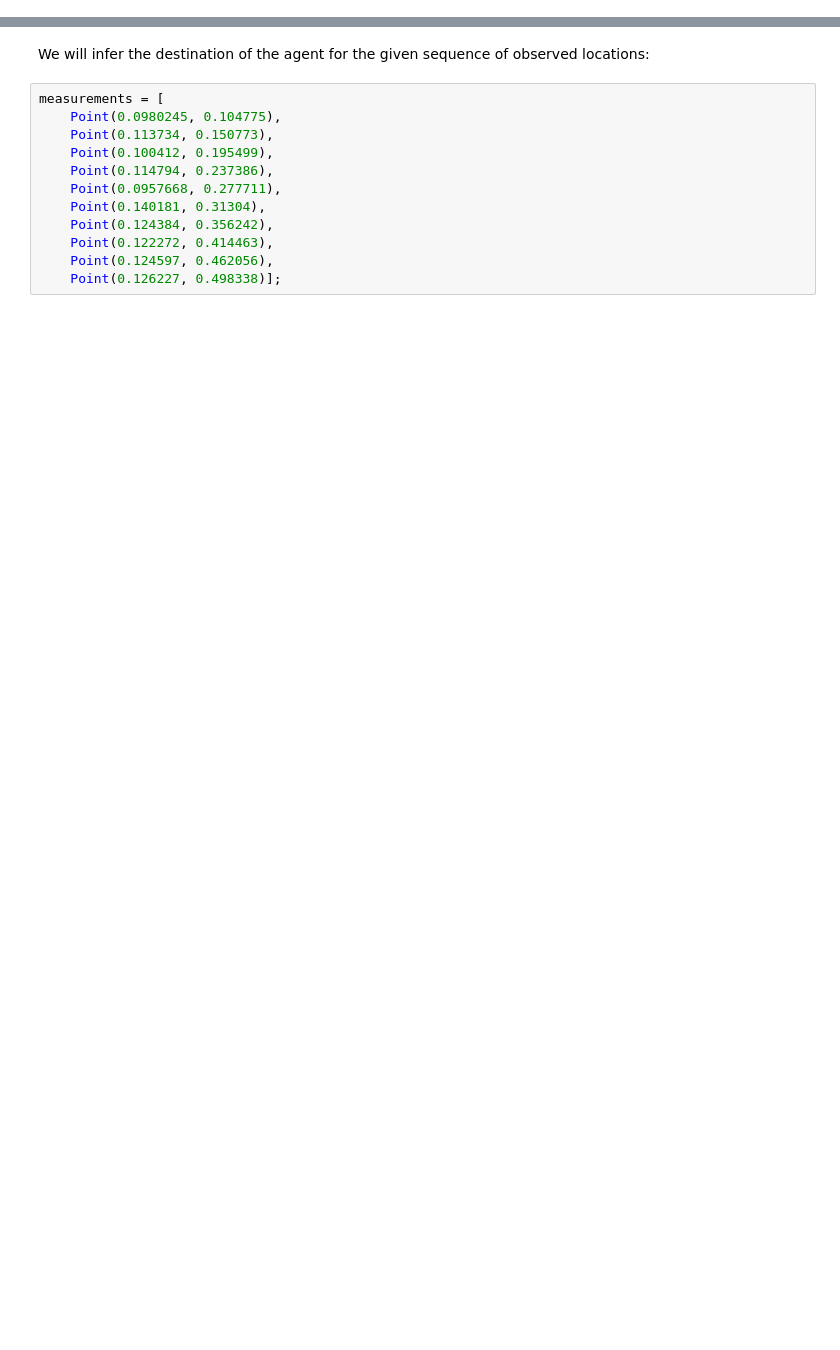
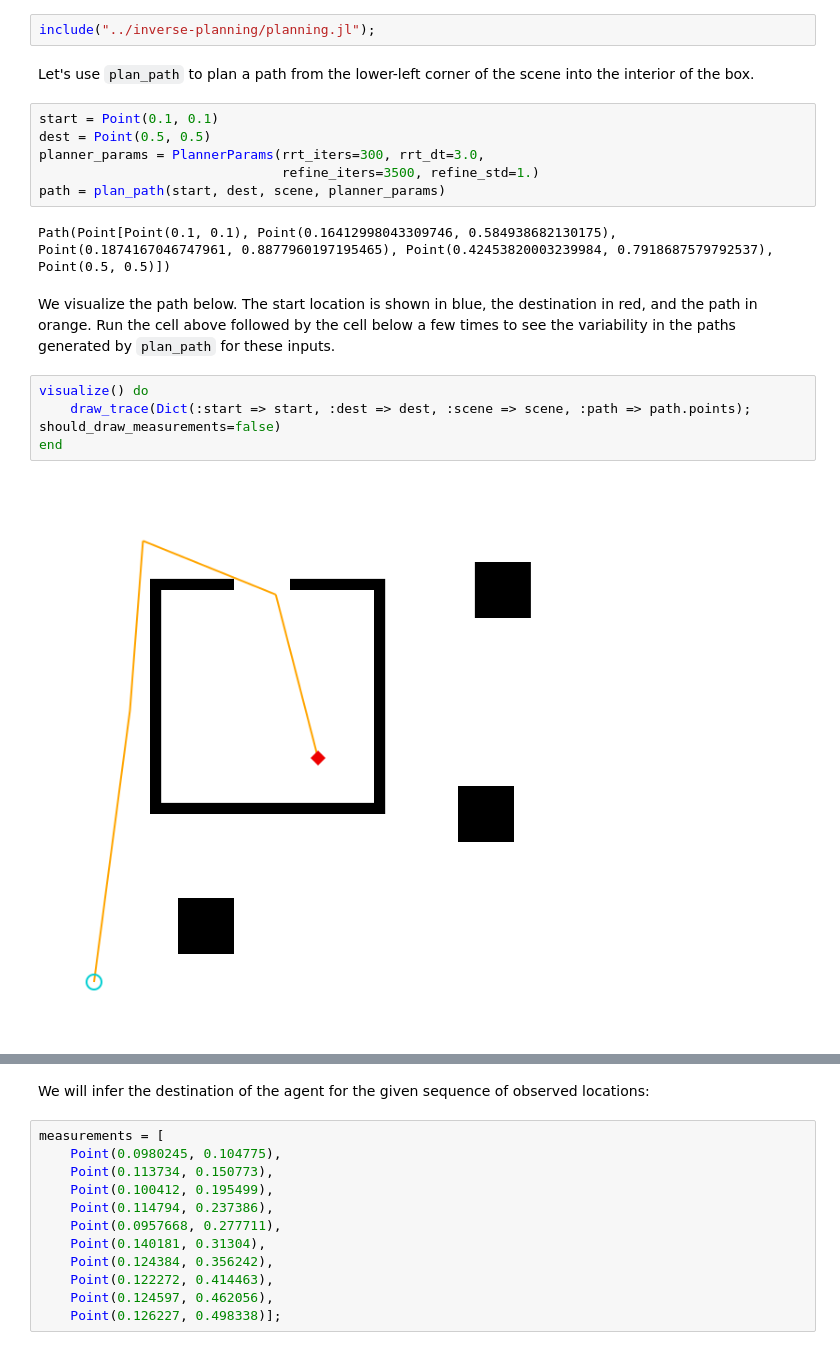
Before and after one commit to probcomp/gen-quickstart, a Jupyter notebook: tutorials/Data-Driven Proposals in Gen.ipynb, the cells around one changed output, grey strips where cells are left out. Saved outputs shown, nothing was run; the diff lists cells and outputs as text; blank space fills up the shorter version.

Commit message:
Break "data-driven" into two tutorials, and use Luxor for viz

```diff
--- a/tutorials/Data-Driven Proposals in Gen.ipynb
+++ b/tutorials/Data-Driven Proposals in Gen.ipynb
@@ -138,0 +151,24 @@ planner_params = PlannerParams(300, 3.0, 2000, 1.);
+# %%
+include("../inverse-planning/planning.jl");
+# %% [markdown]
+Let's use `plan_path` to plan a path from the lower-left corner of the scene
+into the interior of the box.
+# %%
+start = Point(0.1, 0.1)
+dest = Point(0.5, 0.5)
+planner_params = PlannerParams(rrt_iters=300, rrt_dt=3.0,
+                               refine_iters=3500, refine_std=1.)
+path = plan_path(start, dest, scene, planner_params)
+# %% [output]
+Path(Point[Point(0.1, 0.1), Point(0.16412998043309746, 0.584938682130175), Point(0.1874167046747961, 0.8877960197195465), Point(0.42453820003239984, 0.7918687579792537), Point(0.5, 0.5)])
+# %% [markdown]
+We visualize the path below. The start location is shown in blue, the
+destination in red, and the path in orange. Run the cell above followed by
+the cell below a few times to see the variability in the paths generated by
+`plan_path` for these inputs.
+# %%
+visualize() do
+    draw_trace(Dict(:start => start, :dest => dest, :scene => scene, :path => path.points); should_draw_measurements=false)
+end
+# %% [output]
+[figure, added]
```
Also changed, not shown: parts of 182 cells of this notebook, 49 other files.
